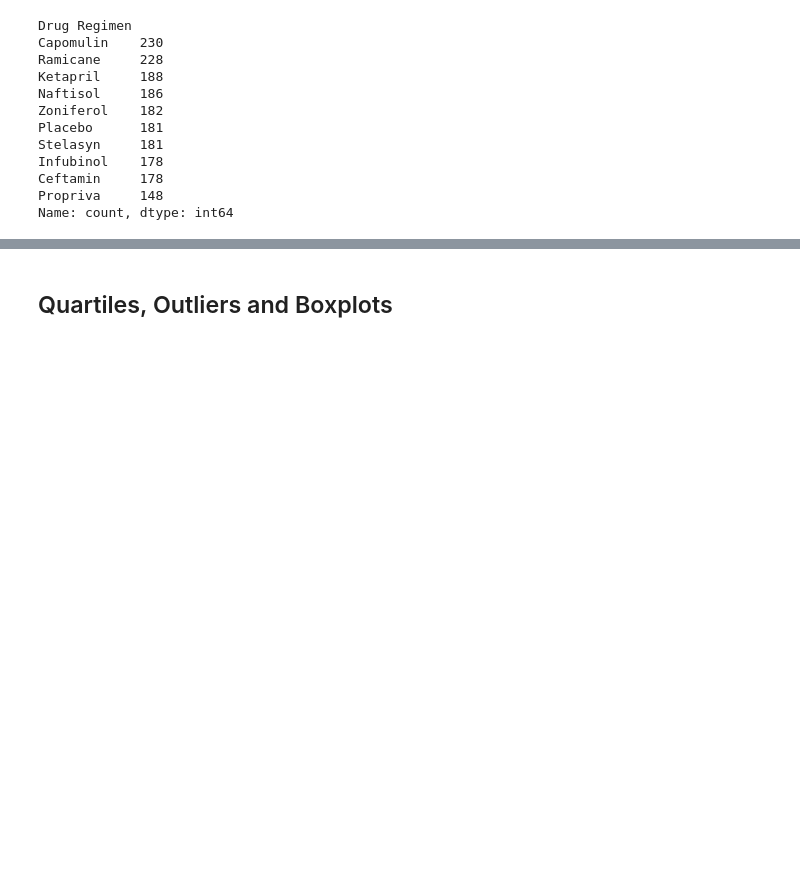
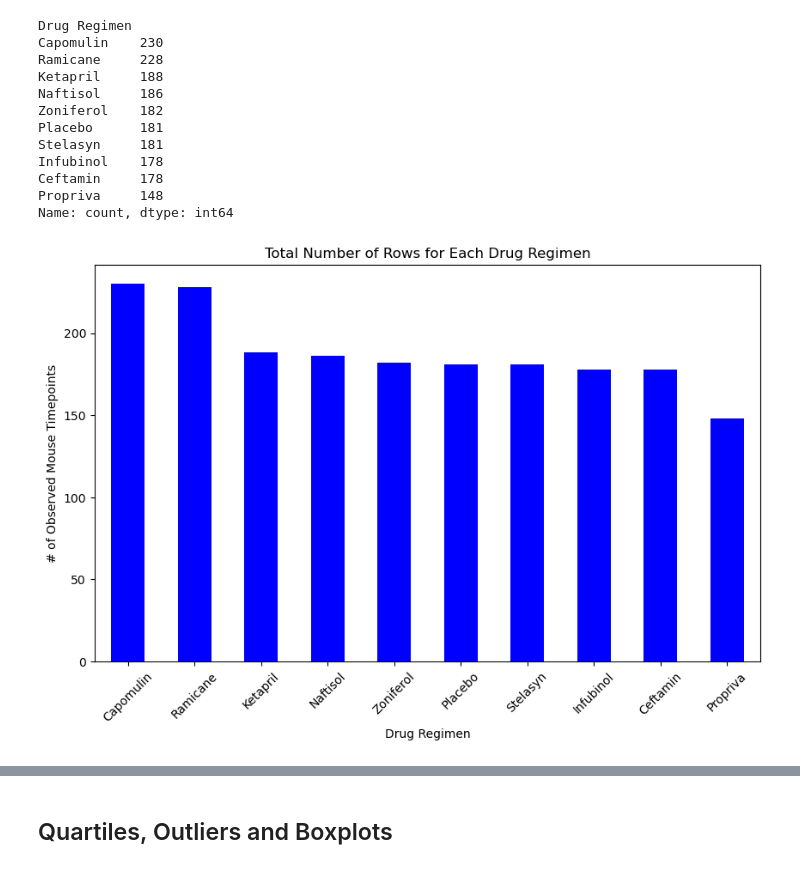
Before and after one commit to OluDadaG/matplotlibChallenge, a Jupyter notebook: pymaceuticals_starter.ipynb, the cells around one changed output, grey strips where cells are left out. Saved outputs shown, nothing was run; the diff lists cells and outputs as text; code cells hidden in the pictures; blank space fills up the shorter version.

```diff
--- a/pymaceuticals_starter.ipynb
+++ b/pymaceuticals_starter.ipynb
@@ -155,4 +155,14 @@ Infubinol    178
 Ceftamin     178
 Propriva     148
 Name: count, dtype: int64
+# %%
+# Generate a bar plot using Pandas.
+Count_per_regimen.plot(kind='bar', figsize=(10,6), color='blue')
+plt.title('Total Number of Rows for Each Drug Regimen')
+plt.xlabel('Drug Regimen')
+plt.ylabel('# of Observed Mouse Timepoints')
+plt.xticks(rotation=45)
+plt.show()
+# %% [output]
+[figure, added]
 # %%
```
Also changed, not shown: parts of 16 cells of this notebook.
